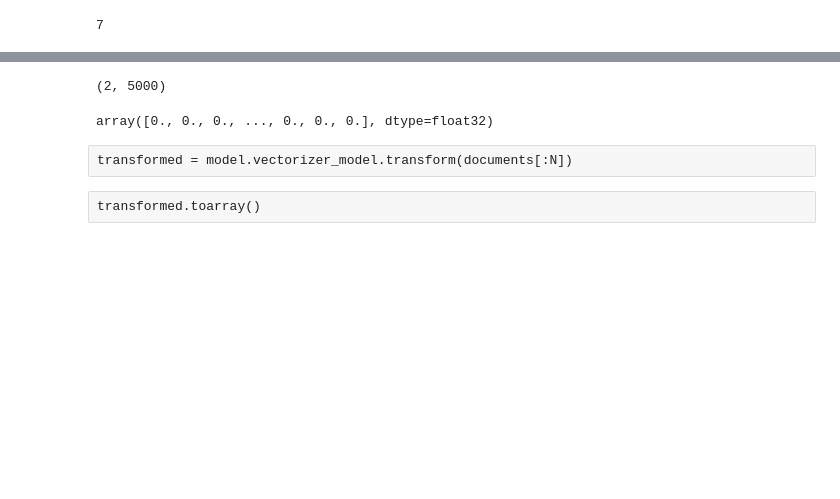
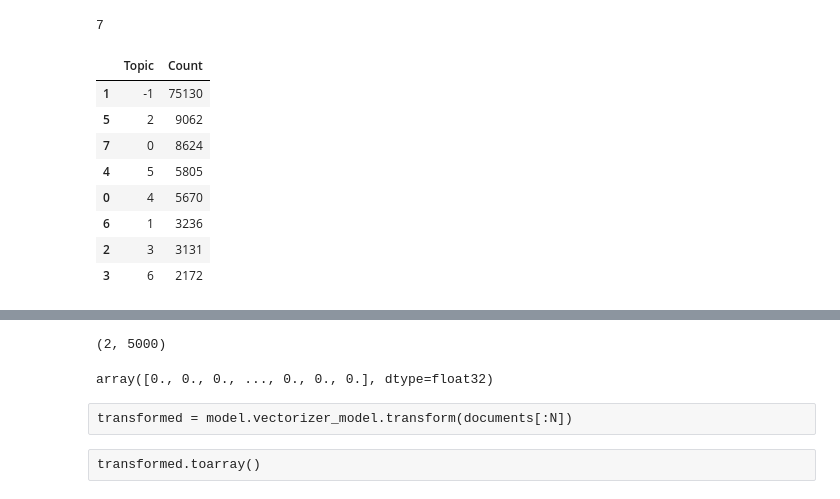
Before and after one commit to aniruddhakal/arxiv_dataset_insights, a Jupyter notebook: apps/bertopic_trainer/Explore Saved Model.ipynb, the cells around one changed output, grey strips where cells are left out. Drawn from its saved outputs; the diff is of its cells as text; code cells hidden in the pictures; blank space fills up the shorter version.

```diff
--- a/apps/bertopic_trainer/Explore Saved Model.ipynb
+++ b/apps/bertopic_trainer/Explore Saved Model.ipynb
@@ -137,4 +178,8 @@ os.listdir(models_dir)
  'tuning_dataset5_study3',
  'umap_and_hdbscan1_dataset5']
 # %%
-study_name = "dataset5_best_params_training"
+study_name = "distilled_model_selection_sample_dataset5_3"
+
+from custom_bertopic import CustomBERTopic
+model = CustomBERTopic.load(models_dir / study_name / 'best_model.bin')
+model
@@ -149,3 +207,15 @@ topics = model.get_topics()
 len(topics)
 # %% [output]
 7
+# %%
+model.get_topic_freq()
+# %% [output]
+|  | Topic | Count |
+| 1 | -1 | 75130 |
+| 5 | 2 | 9062 |
+| 7 | 0 | 8624 |
+| 4 | 5 | 5805 |
+| 0 | 4 | 5670 |
+| 6 | 1 | 3236 |
+| 2 | 3 | 3131 |
+| 3 | 6 | 2172 |
```
Also changed, not shown: parts of 28 cells of this notebook, 20 other files.
